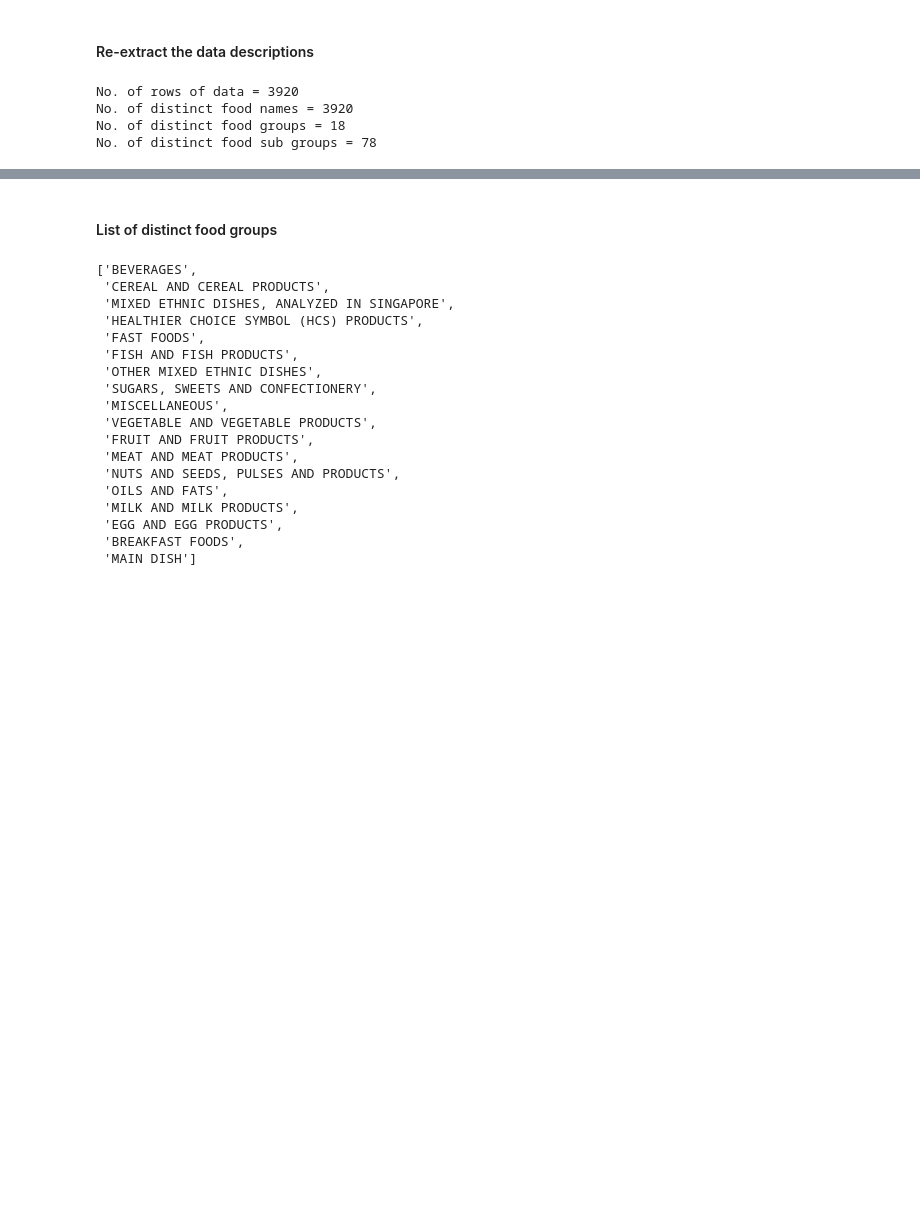
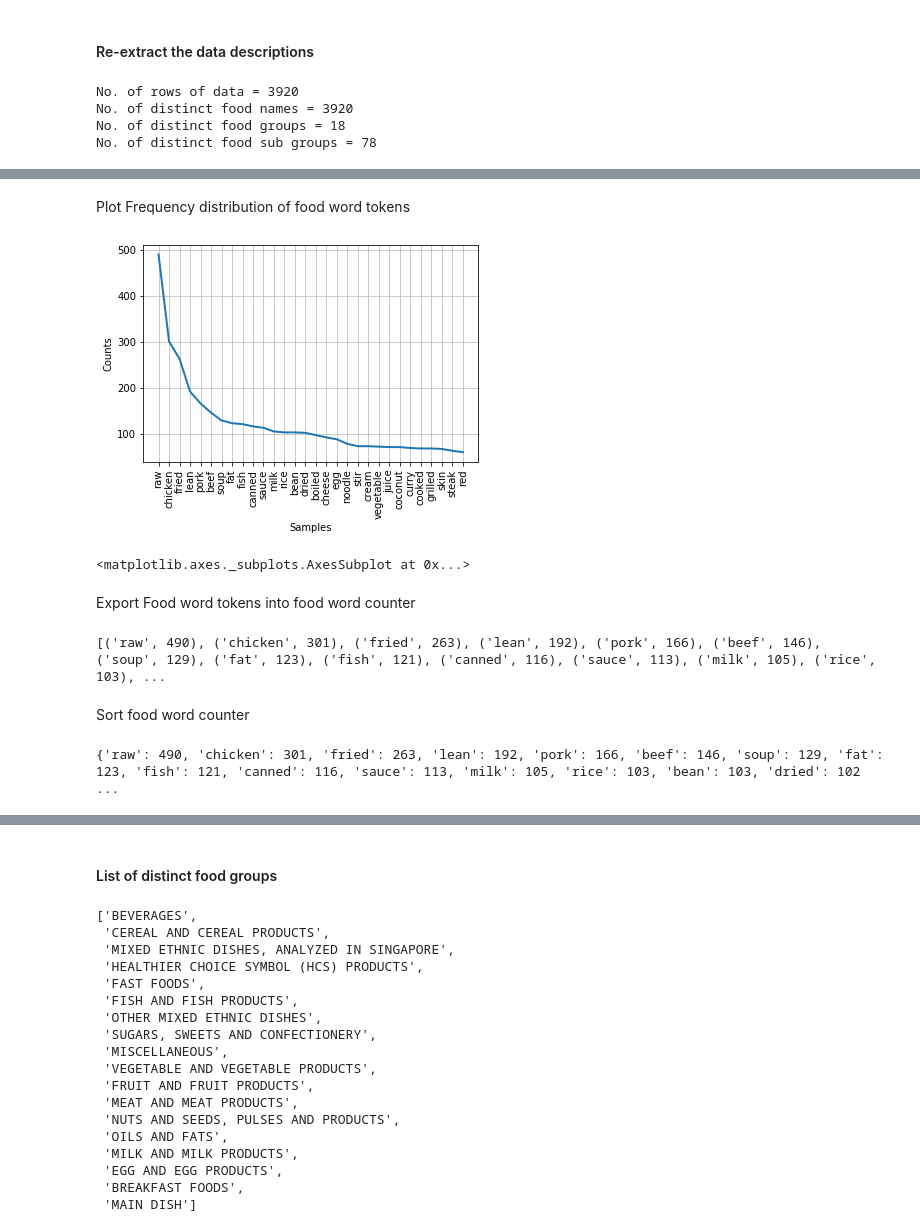
Before and after one commit to ISS-IS02PT/IRS-PM-ISY5001-2020-01-18-GROUP5-A.I.-Food-Recommender, a Jupyter notebook: SystemCode/Integrations/foodrec_proj/foodrec/Dataset/Food_Data_EDA.ipynb, the cells around one changed output, grey strips where cells are left out. Drawn from its saved outputs; the diff is of its cells as text; code cells hidden in the pictures; blank space fills up the shorter version.

Commit message:
Update Food Data EDA
Added food name lemmatization for food word count .
Extract most common food words and food words that occurs only once.

```diff
--- a/SystemCode/Integrations/foodrec_proj/foodrec/Dataset/Food_Data_EDA.ipynb
+++ b/SystemCode/Integrations/foodrec_proj/foodrec/Dataset/Food_Data_EDA.ipynb
@@ -259,0 +295,3 @@ No. of distinct food sub groups = 78
+# %%
+def LemNormalize(text):
+    return LemTokens(nltk.word_tokenize(text.lower().translate(remove_punct_dict)))
@@ -259,0 +300,4 @@ No. of distinct food sub groups = 78
+# %%
+foodword_tokens = []
+for name in listFoodNames:
+    foodword_tokens += LemNormalize(name)
@@ -259,0 +306,4 @@ No. of distinct food sub groups = 78
+# %%
+from nltk.corpus import stopwords
+listStopWords = stopwords.words()
+foodword_tokens = [word for word in foodword_tokens if word.lower() not in listStopWords]
@@ -259,0 +312,4 @@ No. of distinct food sub groups = 78
+# %%
+from nltk.book import FreqDist
+freqDist = FreqDist(foodword_tokens)
+print(freqDist)
@@ -259,0 +331,22 @@ No. of distinct food sub groups = 78
+# %% [markdown]
+Plot Frequency distribution of food word tokens
+# %%
+freqDist.plot(30)
+# %% [output]
+[figure, added]
+<matplotlib.axes._subplots.AxesSubplot at 0x...>
+# %% [markdown]
+Export Food word tokens into food word counter
+# %%
+from collections import Counter
+foodword_Counter = Counter(foodword_tokens)
+print(foodword_Counter.most_common(30))
+# %% [output]
+[('raw', 490), ('chicken', 301), ('fried', 263), ('lean', 192), ('pork', 166), ('beef', 146), ('soup', 129), ('fat', 123), ('fish', 121), ('canned', 116), ('sauce', 113), ('milk', 105), ('rice', 103), ...
+# %% [markdown]
+Sort food word counter
+# %%
+foodword_Counter = {k: v for k, v in sorted(foodword_Counter.items(), key=lambda item: item[1], reverse=True)}
+print(foodword_Counter)
+# %% [output]
+{'raw': 490, 'chicken': 301, 'fried': 263, 'lean': 192, 'pork': 166, 'beef': 146, 'soup': 129, 'fat': 123, 'fish': 121, 'canned': 116, 'sauce': 113, 'milk': 105, 'rice': 103, 'bean': 103, 'dried': 102 ...
```
Also changed, not shown: parts of 28 cells of this notebook, 1 other file.
